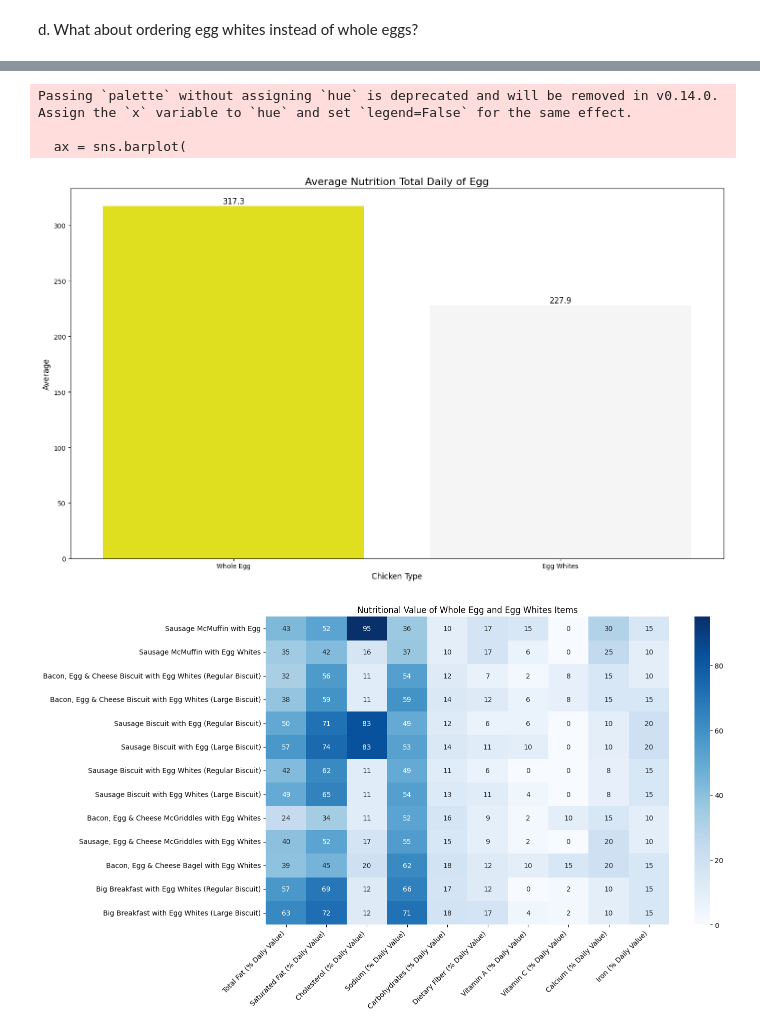
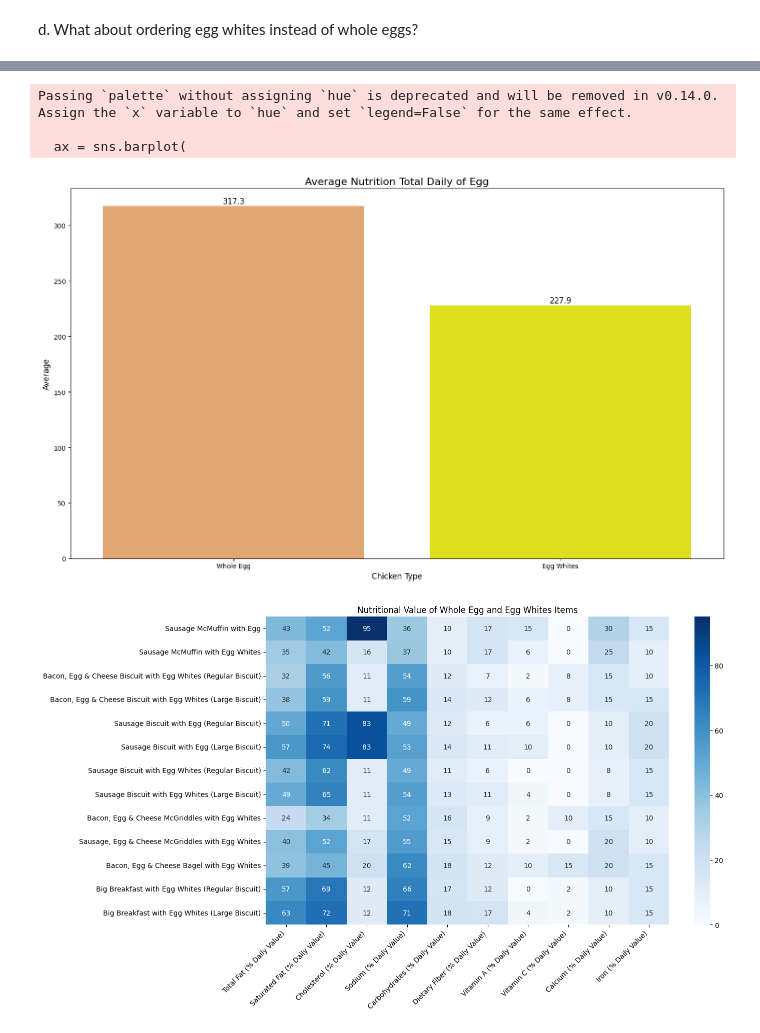
Before and after one commit to luthfi2603/Tubes-DWBI-Kelompok-2, a Jupyter notebook: Challange1/test.ipynb, the cells around one changed output, grey strips where cells are left out. Saved outputs shown, nothing was run; the diff lists cells and outputs as text; code cells hidden in the pictures.

```diff
--- a/Challange1/test.ipynb
+++ b/Challange1/test.ipynb
@@ -164,3 +164,37 @@ Coffee & Tea                  28.167102
 Smoothies & Shakes            15.540470
 Beverage                       3.206266
 Non Beverage                  53.086162
+# %%
+# Menghitung jumlah kalori berdasarkan kategori dari semua menu
+
+sum_bvrg_nonBvrg = [cat_smoothshak['Calories'].sum(axis=0), cat_bvg['Calories'].sum(axis=0), cat_cofftea['Calories'].sum(axis=0), sum_non_beverage]
+
+index_sum_bvrg_nonBvrg = ['Smoothies & Shakes', 'Beverages', 'Coffee & Tea', 'Non Beverage']
+
+sum_data_bvrg_nonBvrg = pd.DataFrame({'Contribute Beverage and Non Beverage': sum_bvrg_nonBvrg}, index=index_sum_bvrg_nonBvrg).sort_values(by='Contribute Beverage and Non Beverage', ascending=False)
+
+plt.figure(figsize=(15, 9))
+ax = sns.barplot(
+    x=sum_data_bvrg_nonBvrg.index,
+    y=sum_data_bvrg_nonBvrg['Contribute Beverage and Non Beverage'],
+    palette='flare'
+)
+
+# Tambahkan judul dan label
+plt.title('Average Nutrition Total Daily of Chicken', fontsize=16)
+plt.xlabel('Chicken Type', fontsize=12)
+plt.ylabel('Average', fontsize=12)
+
+# Tambahkan nilai di atas batang
+for p in ax.patches:
+    height = p.get_height()
+    ax.annotate(f'{height}', (p.get_x() + p.get_width() / 2, height + 0.5),
+                ha='center', va='bottom', fontsize=12, color='black')
+
+# # Pangkas batas bawah sumbu Y agar batang tampak lebih berbeda
+# min_y = sum_data_bvrg_nonBvrg['Contribute Beverage and Non Beverage'].min()
+# max_y = sum_data_bvrg_nonBvrg['Contribute Beverage and Non Beverage'].max()
+# plt.ylim(min_y - 5, max_y + 5)
+
+plt.tight_layout()
+plt.show()
@@ -222,7 +261,7 @@ plt.ylabel('Average', fontsize=12)
 for p in ax.patches:
     height = p.get_height()
     ax.annotate(f'{height:.1f}', (p.get_x() + p.get_width() / 2, height + 0.5),
-                ha='center', va='bottom', fontsize=10, color='black')
+                ha='center', va='bottom', fontsize=12, color='black')
 
 # Pangkas batas bawah sumbu Y agar batang tampak lebih berbeda
 min_y = data_nutrition_avg['Average Nutrition'].min()
@@ -282,36 +321,36 @@ data_nutrition_avg_egg = pd.DataFrame({'Average Nutrition': nutrition_avg_egg},
 
 plt.figure(figsize=(15, 9))
 
-clrs = ['whitesmoke' if (x=='Egg Whites') else 'yellow' for x in meals_with_egg['Egg_Type']]
+clrs = ['yellow' if (x=='Egg Whites') else '#F4A460' for x in meals_with_egg['Egg_Type']]
 ax = sns.barplot(
     x=data_nutrition_avg_egg.index,
     y=data_nutrition_avg_egg['Average Nutrition'],
     palette=clrs
 )
 
 # Tambahkan judul dan label
 plt.title('Average Nutrition Total Daily of Egg', fontsize=16)
 plt.xlabel('Chicken Type', fontsize=12)
 plt.ylabel('Average', fontsize=12)
 
 # Tambahkan nilai di atas batang
 for p in ax.patches:
     height = p.get_height()
     ax.annotate(f'{height:.1f}', (p.get_x() + p.get_width() / 2, height + 0.5),
                 ha='center', va='bottom', fontsize=12, color='black')
 
 # Pangkas batas bawah sumbu Y agar batang tampak lebih berbeda
 # min_y = data_nutrition_avg['Average Nutrition'].min()
 # max_y = data_nutrition_avg['Average Nutrition'].max()
 # plt.ylim(min_y - 5, max_y + 5)
 
 plt.tight_layout()
 plt.show()
 # %% [output]
 Passing `palette` without assigning `hue` is deprecated and will be removed in v0.14.0. Assign the `x` variable to `hue` and set `legend=False` for the same effect.
 
   ax = sns.barplot(
-[figure, old version]
+[figure, new version]
 # %%
 plt.figure(figsize=(13,8))
 sns.heatmap(meals_with_egg.iloc[:,1:11], cmap='Blues', annot=True,
```
Also changed, not shown: parts of 2 cells of this notebook.
